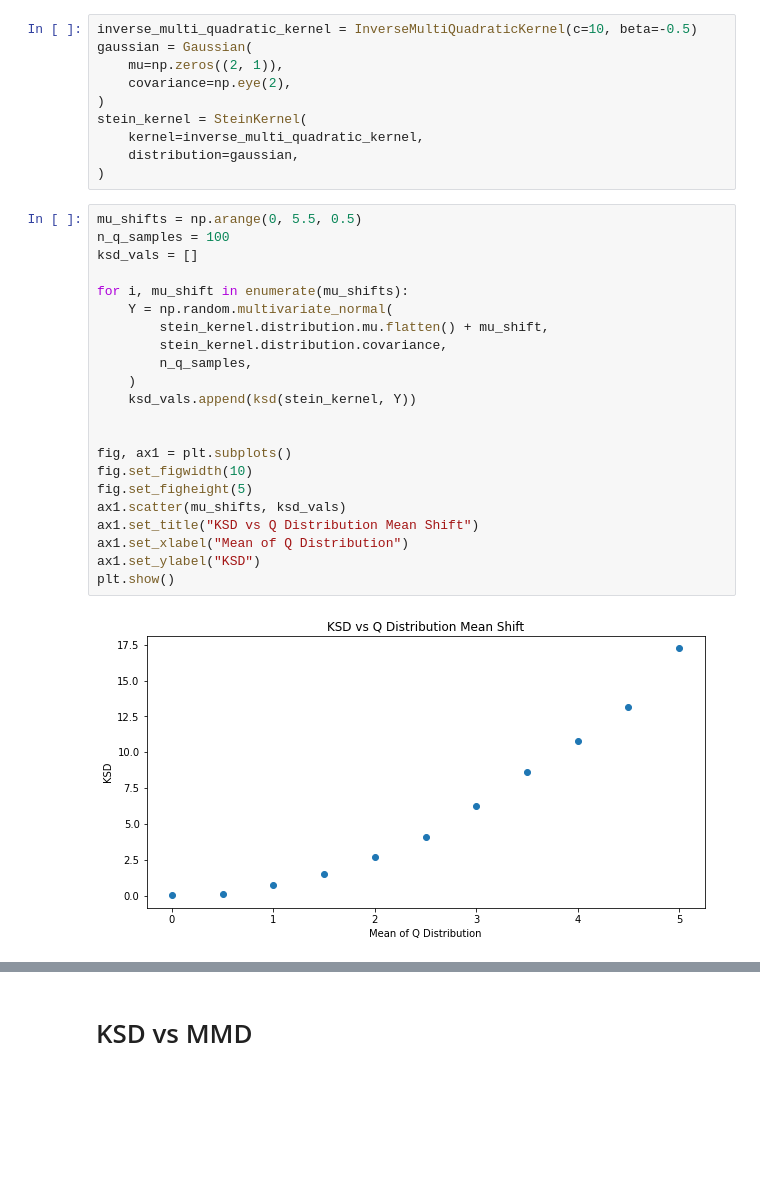
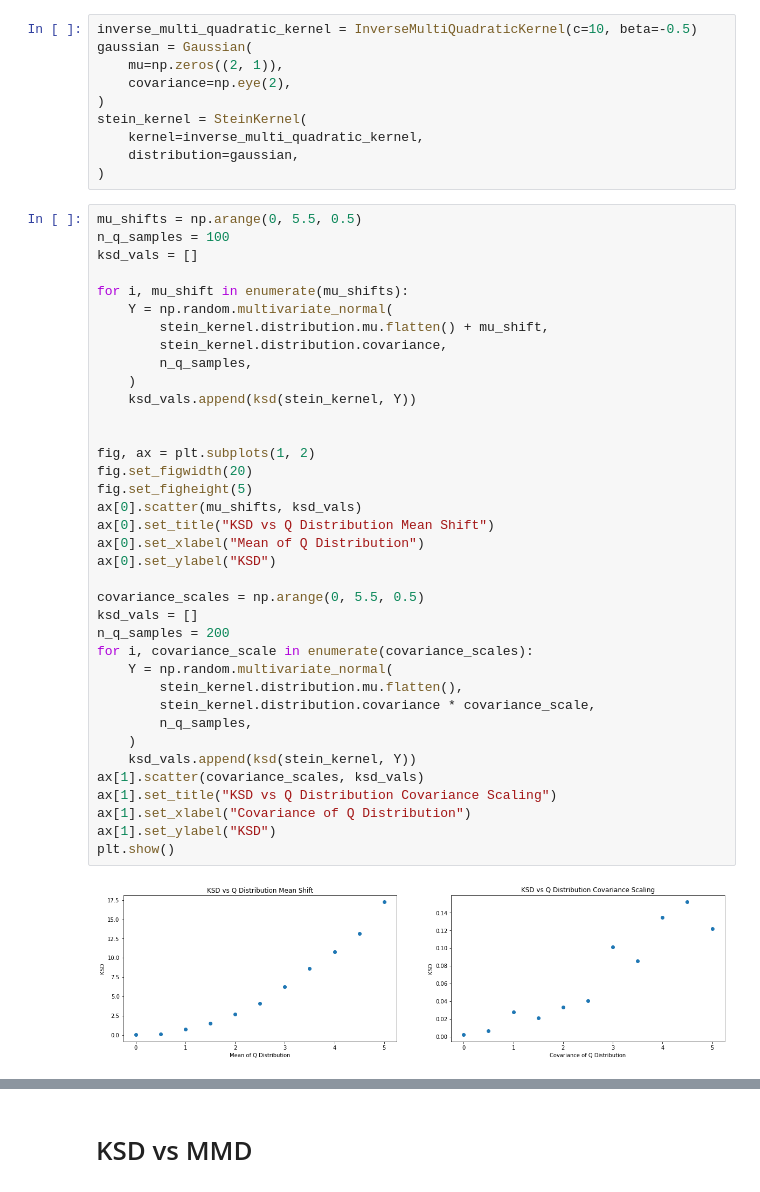
Before and after one commit to jswu18/distribution-discrepancies, a Jupyter notebook: notebooks/3_kernel_stein_discrepancy.ipynb, the cells around one changed output, grey strips where cells are left out. Drawn from its saved outputs; the diff is of its cells as text; blank space fills up the shorter version.

```diff
--- a/notebooks/3_kernel_stein_discrepancy.ipynb
+++ b/notebooks/3_kernel_stein_discrepancy.ipynb
@@ -376,24 +407,39 @@ stein_kernel = SteinKernel(
 # %%
 mu_shifts = np.arange(0, 5.5, 0.5)
 n_q_samples = 100
 ksd_vals = []
 
 for i, mu_shift in enumerate(mu_shifts):
     Y = np.random.multivariate_normal(
         stein_kernel.distribution.mu.flatten() + mu_shift,
         stein_kernel.distribution.covariance,
         n_q_samples,
     )
     ksd_vals.append(ksd(stein_kernel, Y))
 
 
-fig, ax1 = plt.subplots()
-fig.set_figwidth(10)
+fig, ax = plt.subplots(1, 2)
+fig.set_figwidth(20)
 fig.set_figheight(5)
-ax1.scatter(mu_shifts, ksd_vals)
-ax1.set_title("KSD vs Q Distribution Mean Shift")
-ax1.set_xlabel("Mean of Q Distribution")
-ax1.set_ylabel("KSD")
+ax[0].scatter(mu_shifts, ksd_vals)
+ax[0].set_title("KSD vs Q Distribution Mean Shift")
+ax[0].set_xlabel("Mean of Q Distribution")
+ax[0].set_ylabel("KSD")
+
+covariance_scales = np.arange(0, 5.5, 0.5)
+ksd_vals = []
+n_q_samples = 200
+for i, covariance_scale in enumerate(covariance_scales):
+    Y = np.random.multivariate_normal(
+        stein_kernel.distribution.mu.flatten(),
+        stein_kernel.distribution.covariance * covariance_scale,
+        n_q_samples,
+    )
+    ksd_vals.append(ksd(stein_kernel, Y))
+ax[1].scatter(covariance_scales, ksd_vals)
+ax[1].set_title("KSD vs Q Distribution Covariance Scaling")
+ax[1].set_xlabel("Covariance of Q Distribution")
+ax[1].set_ylabel("KSD")
 plt.show()
 # %% [output]
-[figure, old version]
+[figure, new version]
```
Also changed, not shown: parts of 21 cells of this notebook, 2 other files.
